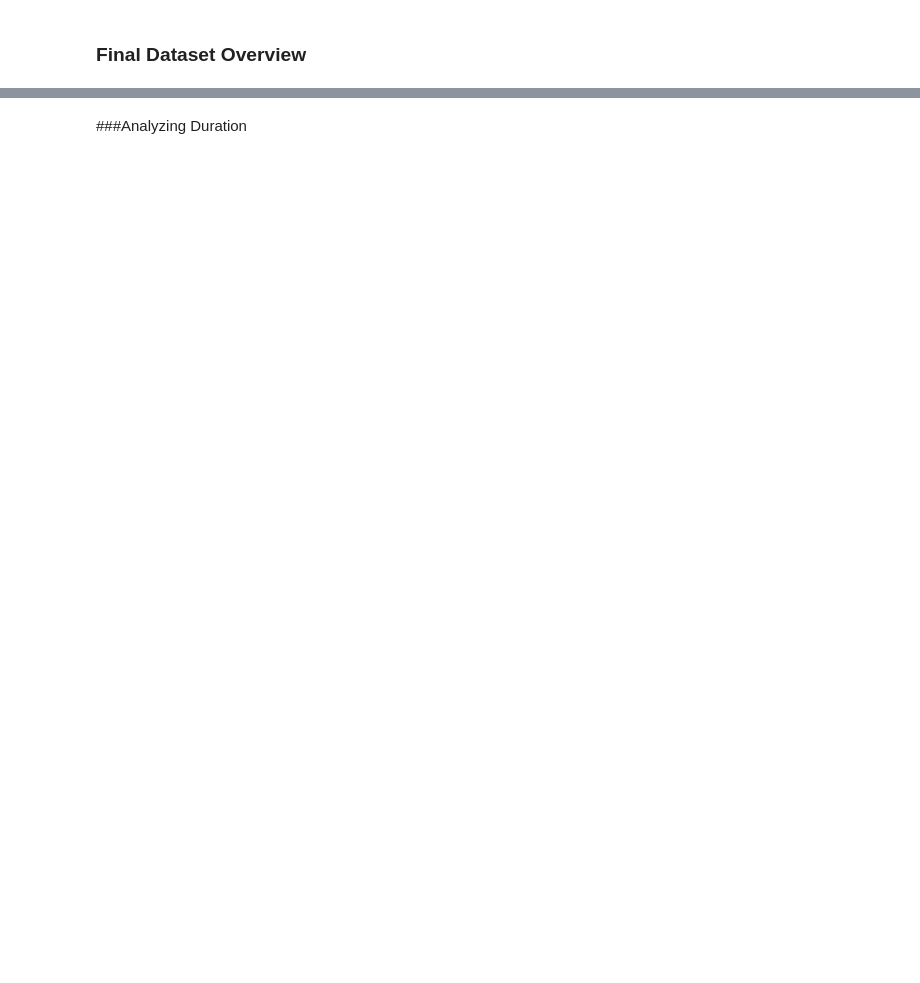
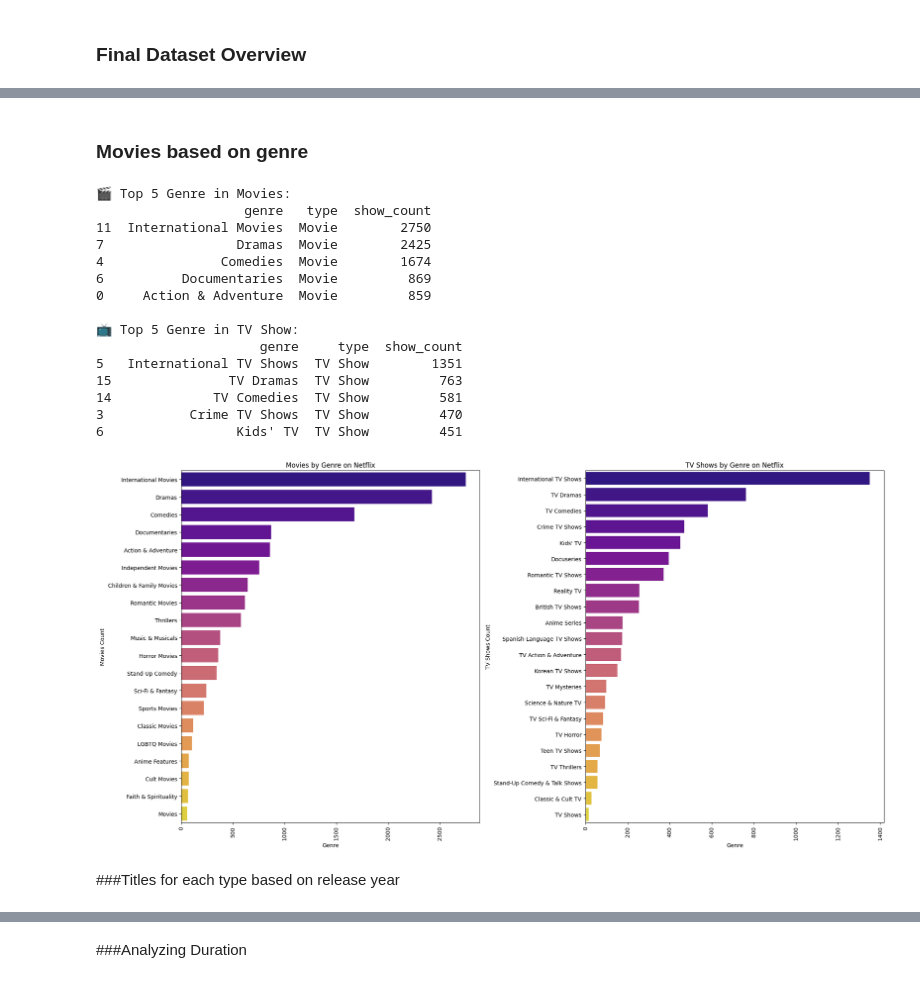
Before and after one commit to gargi510/Netflix_case_study, a Jupyter notebook: netflix.ipynb, the cells around one changed output, grey strips where cells are left out. Drawn from its saved outputs; the diff is of its cells as text; code cells hidden in the pictures; blank space fills up the shorter version.

```diff
--- a/netflix.ipynb
+++ b/netflix.ipynb
@@ -479,0 +576,54 @@ memory usage: 17.0+ MB
+# %% [markdown]
+### Movies based on genre
+# %%
+# Grouping data for Movies by 'genre' and 'type' to get the unique count of titles
+movie_counts_per_genre = movies.groupby(['genre', 'type'])['title'].nunique().reset_index(name='show_count').sort_values(by='show_count', ascending=False)
+print("🎬 Top 5 Genre in Movies:")
+print(movie_counts_per_genre.head())
+
+# Grouping data for TV Shows by 'genre' and 'type' to get the unique count of titles
+tvshows_counts_per_genre = tv_shows.groupby(['genre', 'type'])['title'].nunique().reset_index(name='show_count').sort_values(by='show_count', ascending=False)
+print("\n📺 Top 5 Genre in TV Show:")
+print(tvshows_counts_per_genre.head())
+
+# Create subplots to display both bar charts in one row
+fig, axes = plt.subplots(1, 2, figsize=(20, 10))
+
+# Movie plot: Plotting the count of movies by genre
+sns.barplot(y='genre', x='show_count', data=movie_counts_per_genre, ax=axes[0], palette='plasma')
+axes[0].set_title('Movies by Genre on Netflix')
+axes[0].set_xlabel('Genre')
+axes[0].set_ylabel('Movies Count')
+axes[0].tick_params(axis='x', rotation=90)  # Rotate the x-axis labels for better readability
+
+# TV Show plot: Plotting the count of TV shows by genre
+sns.barplot(y='genre', x='show_count', data=tvshows_counts_per_genre, ax=axes[1], palette='plasma')
+axes[1].set_title('TV Shows by Genre on Netflix')
+axes[1].set_xlabel('Genre')
+axes[1].set_ylabel('TV Shows Count')
+axes[1].tick_params(axis='x', rotation=90)  # Rotate the x-axis labels for better readability
+
+# Adjust layout to avoid overlap
+plt.tight_layout()
+
+# Display the plots
+plt.show()
+# %% [output]
+🎬 Top 5 Genre in Movies:
+                   genre   type  show_count
+11  International Movies  Movie        2750
+7                 Dramas  Movie        2425
+4               Comedies  Movie        1674
+6          Documentaries  Movie         869
+0     Action & Adventure  Movie         859
+
+📺 Top 5 Genre in TV Show:
+                     genre     type  show_count
+5   International TV Shows  TV Show        1351
+15               TV Dramas  TV Show         763
+14             TV Comedies  TV Show         581
+3           Crime TV Shows  TV Show         470
+6                 Kids' TV  TV Show         451
+[figure, added]
+# %% [markdown]
+###Titles for each type based on release year
```
Also changed, not shown: parts of 125 cells of this notebook.
